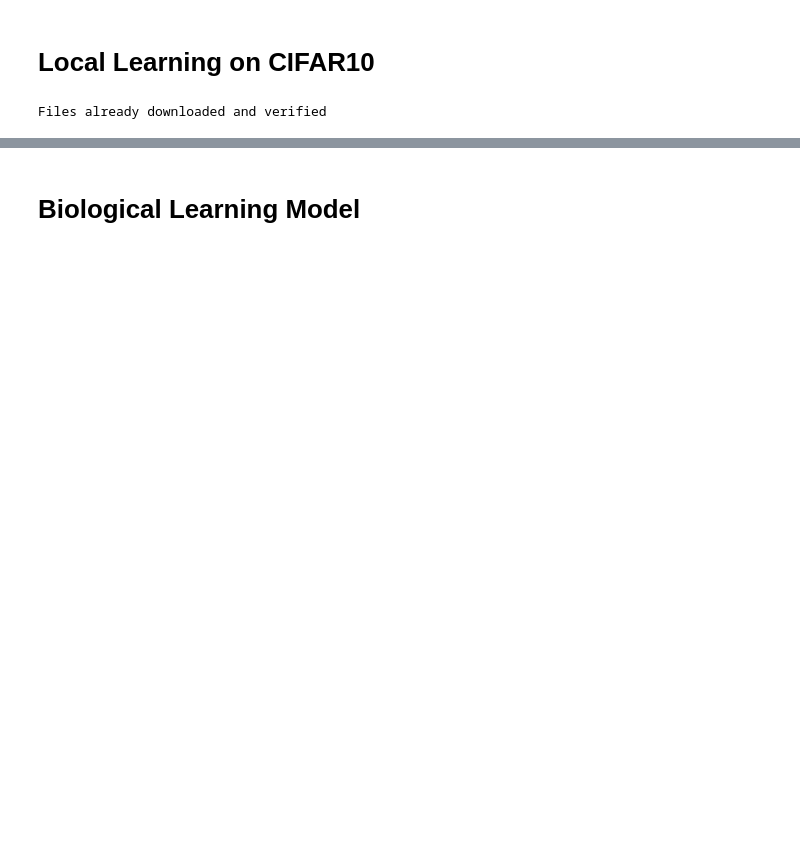
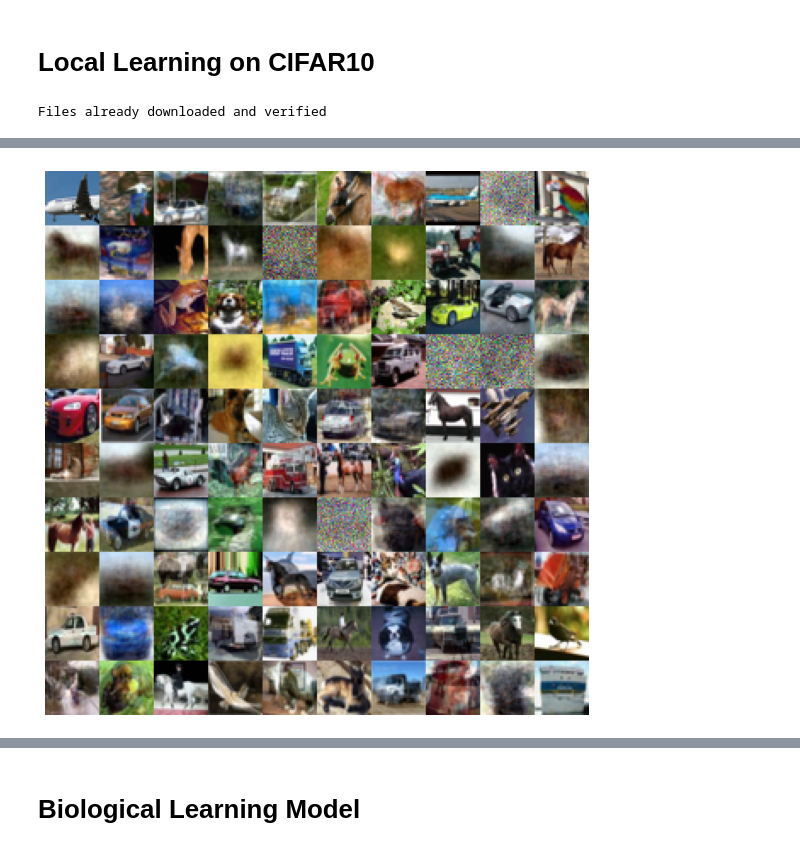
Before and after one commit to holzhauk/LocalLearning, a Jupyter notebook: notebooks/CIFAR10.ipynb, the cells around one changed output, grey strips where cells are left out. Saved outputs shown, nothing was run; the diff lists cells and outputs as text; code cells hidden in the pictures; blank space fills up the shorter version.

```diff
--- a/notebooks/CIFAR10.ipynb
+++ b/notebooks/CIFAR10.ipynb
@@ -28,0 +71,22 @@ Files already downloaded and verified
+# %%
+def minmaxnorm(a):
+    a_ = a - a.min()
+    return a_ / a_.max()
+
+def draw_weights(synapses, n_hiddenx, n_hiddeny, n_pixelx=32, n_pixely=32, n_chan=3):
+    cnt = 0
+    synapses = synapses[np.random.choice(synapses.shape[0], n_hiddenx*n_hiddeny, replace=False)]
+    HM = np.zeros((n_pixely*n_hiddeny, n_pixelx*n_hiddenx, n_chan))
+    for y in range(n_hiddeny):
+        for x in range(n_hiddenx):
+            HM[y*n_pixely:(y+1)*n_pixely, x*n_pixelx:(x+1)*n_pixelx, :] = minmaxnorm(synapses[cnt].reshape(n_pixely, n_pixelx, n_chan))
+            cnt += 1
+
+    nc = np.max(np.absolute(HM))
+    im = plt.imshow(HM, vmin=-nc, vmax=nc)
+    plt.axis('off')
+
+fig = plt.figure(figsize = (12.9, 10))
+draw_weights(model.W.T.detach().cpu().numpy(), 10, 10)
+# %% [output]
+[figure, added]
```
Also changed, not shown: parts of 81 cells of this notebook, 25 other files.
